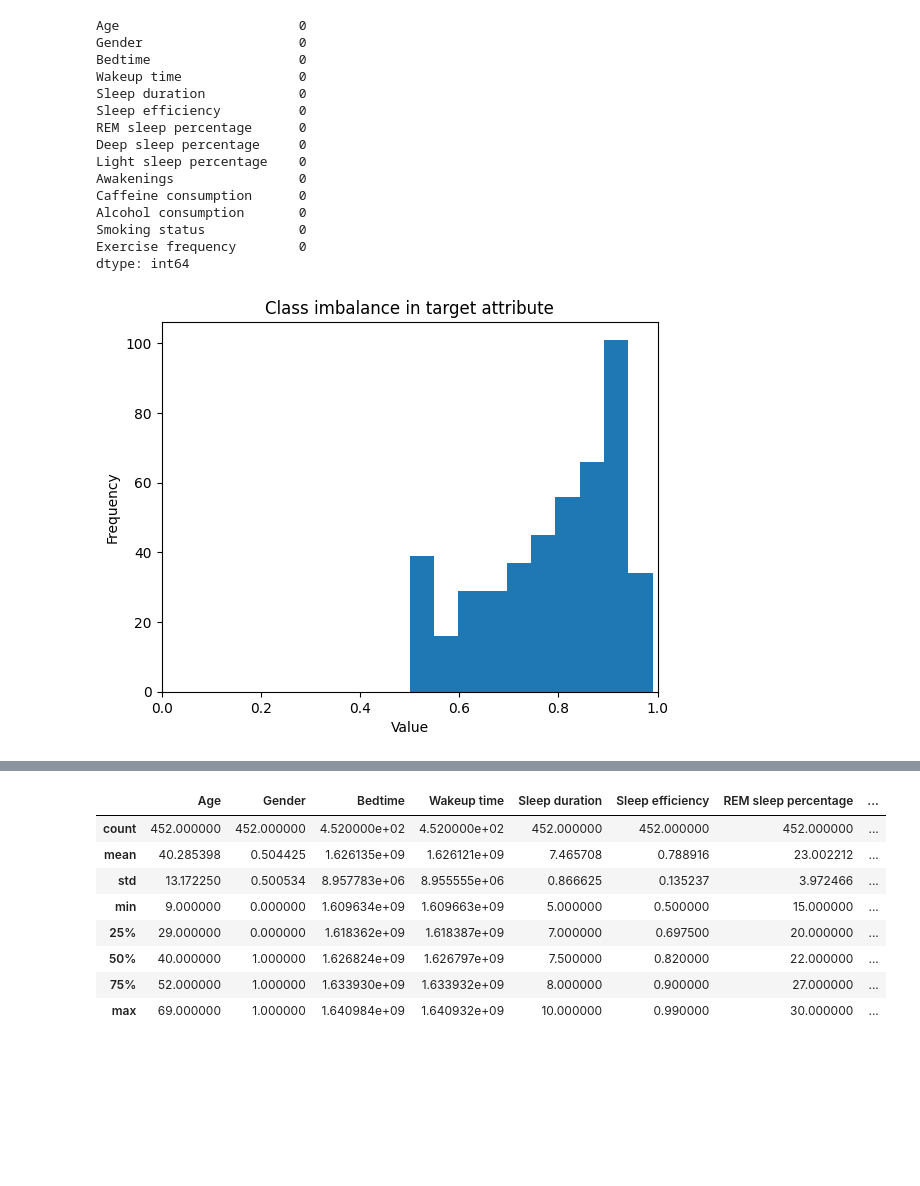
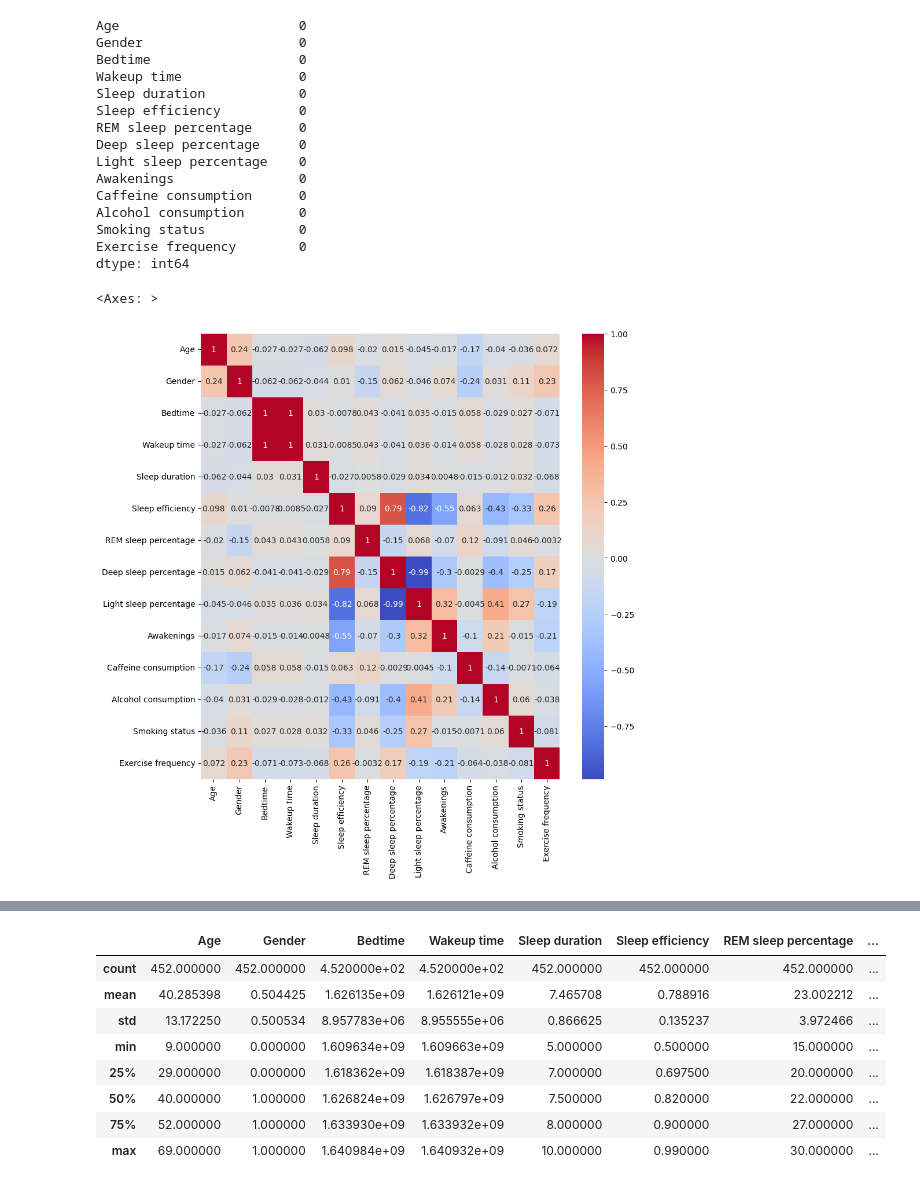
Before and after one commit to shashankvankadari/Predicting-sleep-efficiency, a Jupyter notebook: DSCI441_FinalProject.ipynb, the cells around one changed output, grey strips where cells are left out. Drawn from its saved outputs; the diff is of its cells as text; code cells hidden in the pictures; blank space fills up the shorter version.

```diff
--- a/DSCI441_FinalProject.ipynb
+++ b/DSCI441_FinalProject.ipynb
@@ -114,14 +117,10 @@ df1 = df.copy()
-# %%
-# Checking the data distribution of target variable
-
-plt.hist(df1['Sleep efficiency'])
-
-plt.xlabel('Value')
-plt.xlim([0, 1])
-plt.ylabel('Frequency')
-plt.title('Class imbalance in target attribute')
-
-# display the chart
-plt.show()
-# %% [output]
-[figure, removed]
+# %%
+# Checking the correlations
+
+corr_matrix = df.corr()
+
+plt.figure(figsize = (10,10))
+sns.heatmap(corr_matrix, annot = True, cmap='coolwarm')
+# %% [output]
+<Axes: >
+[figure, added]
```
Also changed, not shown: parts of 19 cells of this notebook.
